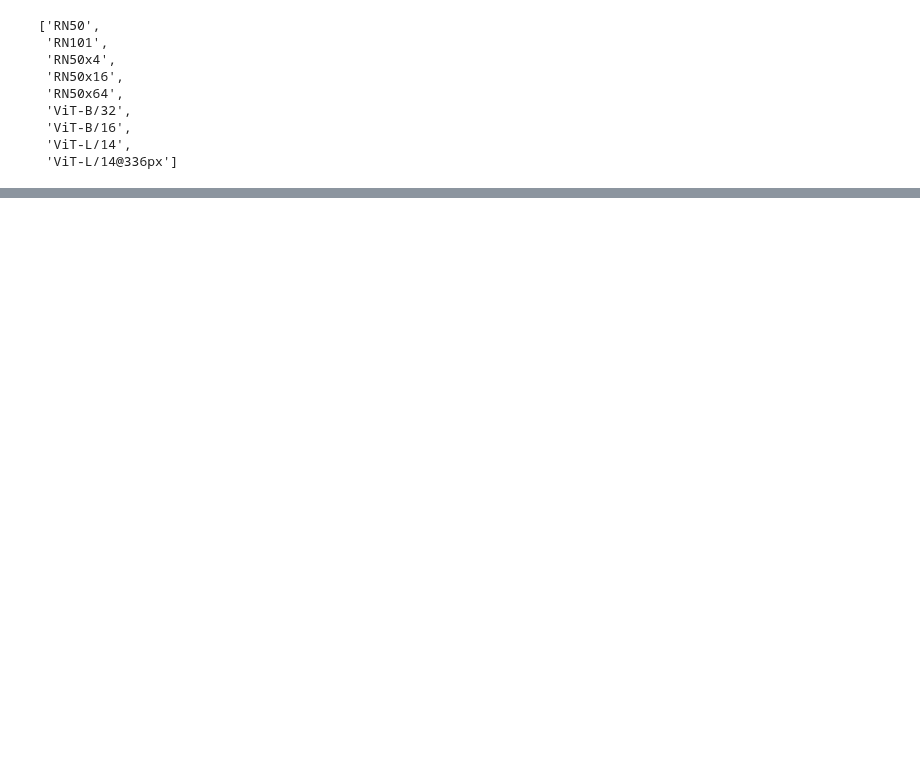
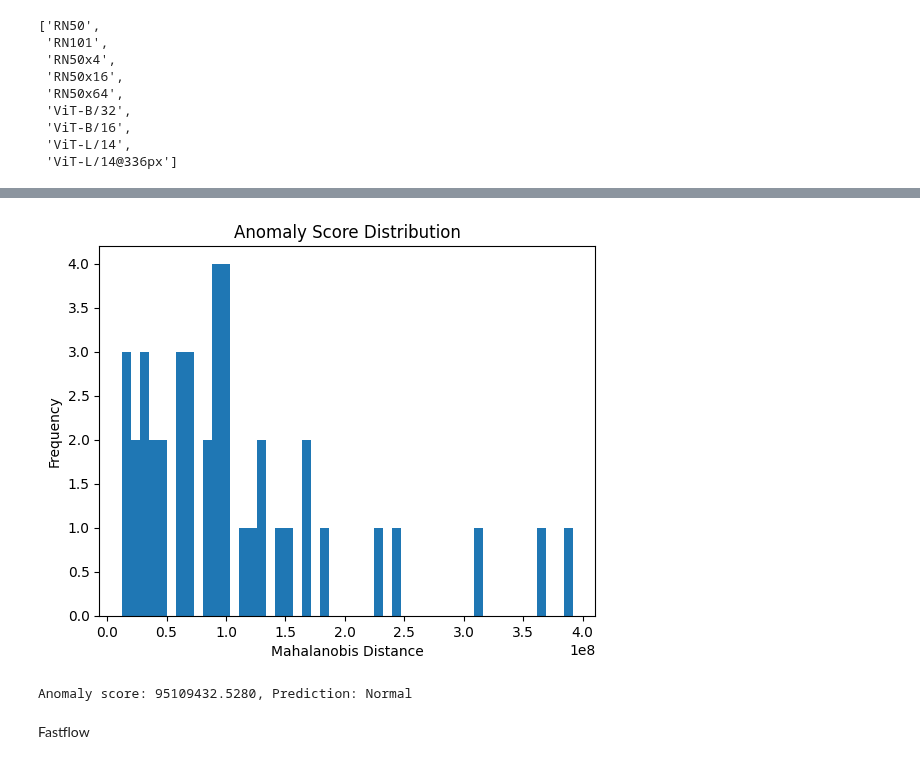
Before and after one commit to Abdulmathin-shaik/Kaggle, a Jupyter notebook: mvtec-ad-clip-faiss.ipynb, the cells around one changed output, grey strips where cells are left out. Cells and saved outputs as stored; diff of their text form; code cells hidden in the pictures; blank space fills up the shorter version.

```diff
--- a/mvtec-ad-clip-faiss.ipynb
+++ b/mvtec-ad-clip-faiss.ipynb
@@ -146,0 +220,30 @@ Top 10 likely defects:
+# %%
+# Set paths
+base_path = "/kaggle/input/mvtec-ad/bottle"  # Change as needed
+train_dir = os.path.join(base_path, "train", "good")
+test_root = os.path.join(base_path, "test")
+
+# List image paths
+train_image_paths = [os.path.join(train_dir, f) for f in os.listdir(train_dir) if f.endswith(".png") or f.endswith(".jpg")]
+
+test_image_paths = []
+for cls in os.listdir(test_root):
+    cls_dir = os.path.join(test_root, cls)
+    for f in os.listdir(cls_dir):
+        if f.endswith(".png") or f.endswith(".jpg"):
+            test_image_paths.append(os.path.join(cls_dir, f))
+# %%
+# Extract train features and model distribution
+train_features = extract_features(train_image_paths)
+mean_vector = np.mean(train_features, axis=0)
+cov_model = EmpiricalCovariance().fit(train_features)
+cov_matrix = cov_model.covariance_
+inv_cov_matrix = np.linalg.inv(cov_matrix)
+# %%
+# Extract test features and compute Mahalanobis distances
+test_features = extract_features(test_image_paths)
+anomaly_scores = [distance.mahalanobis(f, mean_vector, inv_cov_matrix) for f in test_features]
+# %%
+# Set a threshold (95th percentile of training scores)
+threshold = np.percentile(anomaly_scores, 95)
+predictions = ["Anomalous" if s > threshold else "Normal" for s in anomaly_scores]
@@ -146,0 +268,45 @@ Top 10 likely defects:
+# %%
+import matplotlib.pyplot as plt
+# Optional: visualize distribution
+plt.hist(anomaly_scores, bins=50)
+plt.axvline(threshold, color="red", linestyle="--")
+plt.title("Anomaly Score Distribution")
+plt.xlabel("Mahalanobis Distance")
+plt.ylabel("Frequency")
+plt.show()
+# %% [output]
+[figure, added]
+# %%
+import torch
+from PIL import Image
+import numpy as np
+from scipy.spatial import distance
+import torchvision.transforms as transforms
+
+# Assuming these variables are already defined and loaded:
+# model, device, transform, mean_vector, inv_cov_matrix, threshold
+
+def infer_anomaly(image_path):
+    # Load and preprocess image
+    img = Image.open(image_path).convert("RGB")
+    img_tensor = transform(img).unsqueeze(0).to(device)
+
+    # Extract feature
+    with torch.no_grad():
+        feat = model(img_tensor).cpu().numpy().squeeze()
+
+    # Compute anomaly score (Mahalanobis distance)
+    score = distance.mahalanobis(feat, mean_vector, inv_cov_matrix)
+
+    # Classify based on threshold
+    prediction = "Anomalous" if score > threshold else "Normal"
+
+    return score, prediction
+
+# Example usage:
+score, pred = infer_anomaly("/kaggle/input/mvtec-ad/bottle/test/broken_large/007.png")
+print(f"Anomaly score: {score:.4f}, Prediction: {pred}")
+# %% [output]
+Anomaly score: 95109432.5280, Prediction: Normal
+# %% [markdown]
+Fastflow
```
Also changed, not shown: parts of 43 cells of this notebook.
